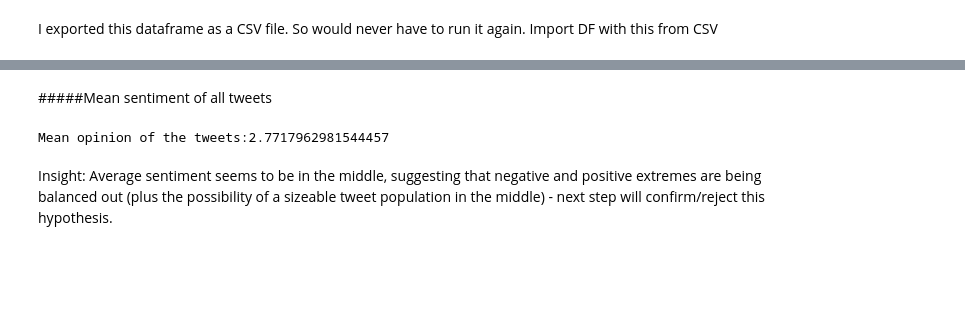
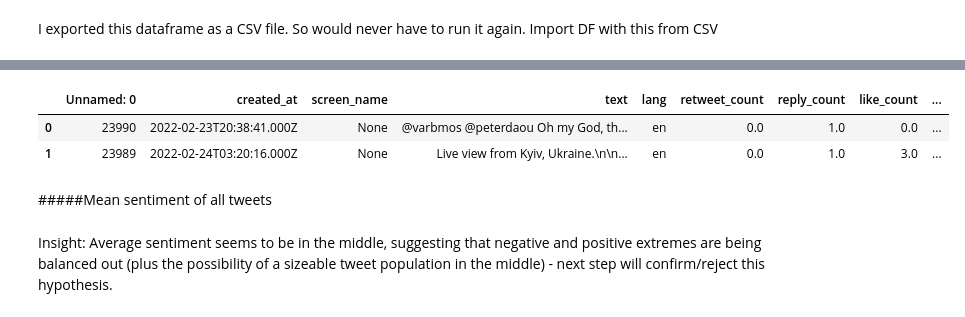
Before and after one commit to nithin-seenivasan/twitter-analysis, a Jupyter notebook: FinalProject_GOK.ipynb, the cells around one changed output, grey strips where cells are left out. Cells and saved outputs as stored; diff of their text form; code cells hidden in the pictures; blank space fills up the shorter version.

```diff
--- a/FinalProject_GOK.ipynb
+++ b/FinalProject_GOK.ipynb
@@ -359,13 +365,14 @@ files.download('gok_processed.csv')
 [interactive output not drawn]
 # %%
 df = pd.read_csv('data/gok_processed.csv')
+# %%
+df.head(2)
+# %% [output]
+|  | Unnamed: 0 | created_at | screen_name | text | lang | retweet_count | reply_count | like_count | ... |
+| 0 | 23990 | 2022-02-23T20:38:41.000Z | None | @varbmos @peterdaou Oh my God, th... | en | 0.0 | 1.0 | 0.0 | ... |
+| 1 | 23989 | 2022-02-24T03:20:16.000Z | None | Live view from Kyiv, Ukraine.\n\n... | en | 0.0 | 1.0 | 3.0 | ... |
 # %% [markdown]
 #####Mean sentiment of all tweets
-# %%
-mean_opinion = df['sentiment'].mean()
-print(f"Mean opinion of the tweets:{mean_opinion}")
-# %% [output]
-Mean opinion of the tweets:2.7717962981544457
 # %% [markdown]
 Insight: Average sentiment seems to be in the middle, suggesting that negative and positive extremes are being balanced out (plus the possibility of a sizeable tweet population in the middle) - next step will confirm/reject this hypothesis.
 # %% [markdown]
```
Also changed, not shown: parts of 18 cells of this notebook.
